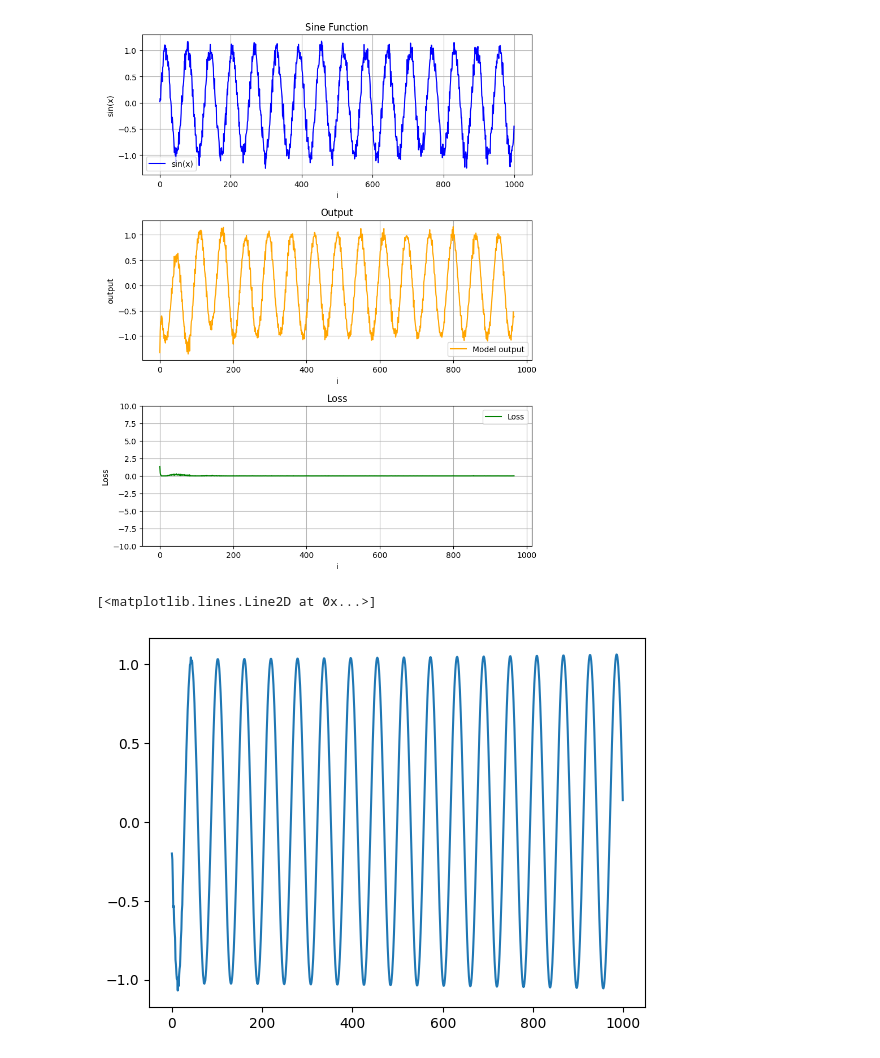
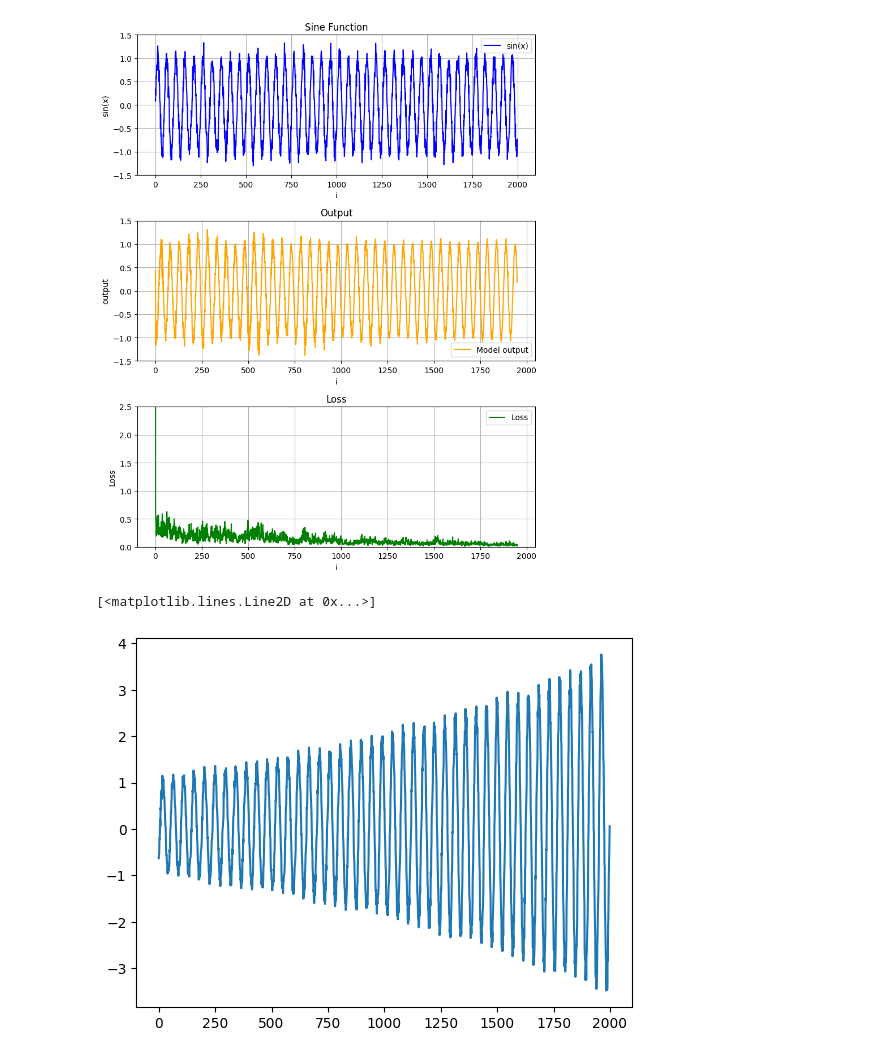
Before and after one commit to PurabIsMe/AIStuff, a Jupyter notebook: fuckaroundandfindout.ipynb, the cells around one changed output. Drawn from its saved outputs; the diff is of its cells as text; code cells hidden in the pictures.

```diff
--- a/fuckaroundandfindout.ipynb
+++ b/fuckaroundandfindout.ipynb
@@ -11,12 +11,15 @@ class SSM(nn.Module):
         self.C = nn.Linear(hidden_size, output_size, dtype= dtype)
         self.D = nn.Linear(sequence_size, output_size, dtype= dtype)
         #self.H = torch.zeros(hidden_size, dtype=dtype)
-        self.register_buffer('H', torch.zeros(hidden_size, dtype=dtype))
+        self.register_buffer('H', torch.randn(hidden_size, dtype=dtype))
+
+    def reset_hidden(self):
+        with torch.no_grad():
+            self.H = torch.zeros_like(self.H)
 
     def forward(self, x):
         self.H.detach_()
-        self.H = torch.relu(self.A(x)).diag() @ self.H + torch.sigmoid(self.B(x))
-
-        y = self.C(torch.sigmoid(self.H)) + self.D(x)
+        self.H = torch.sigmoid(self.A(x)) * self.H + torch.sigmoid(self.B(x))
+        y = (self.C(torch.sigmoid(self.H))) + self.D(x)
 
         return y
@@ -23,16 +39,34 @@ class SSM(nn.Module):
 # %%
-b = SSM(sequence_size=32, hidden_size=1, output_size=1)
-samples = torch.sin(torch.linspace(start=0, end=100, steps=1000, dtype=torch.float32)) + torch.randn(1000) * torch.tensor([.1])
-sine = torch.sin(torch.linspace(start=0, end=100, steps=1000, dtype=torch.float32))
+sequence_size = 32
+steps = 2000
+output_size = 16
+
+b = SSM(sequence_size=sequence_size, hidden_size=64, output_size=output_size)
+
+def create_training_set(samples_per_freq, frequencies, noise_mag = .125):
+    s = torch.zeros(1)
+    for f in frequencies:
+        k = torch.sin(torch.linspace(start=0, end= (samples_per_freq / f), steps=samples_per_freq, dtype=torch.float32))
+        s = torch.cat((s,k))
+        pass
+    return s[1:], torch.randn(samples_per_freq * len(frequencies)) * noise_mag
+
+#sine, noise = create_training_set(100, [32, 50, 75, 8, 20, 66, 12, 88, 15, 42, 22, 46, 79, 13, 77, 99, 40], .1)
+#samples = sine + noise
+#steps = len(sine)
+
+freq = 8
+samples = torch.sin(torch.linspace(start=0, end=steps/freq, steps=steps, dtype=torch.float32)) + torch.randn(steps) * torch.tensor([.125])
+sine = torch.sin(torch.linspace(start=0, end=steps/freq, steps=steps, dtype=torch.float32))
 optimizer = torch.optim.SGD(b.parameters(), lr = 0.01)
 losses = []
 output = []
-for i in range(1000 - 33):
+for i in range(steps - (sequence_size + output_size + 1)):
     b.zero_grad()
-    x = samples[i: i+ 32]
+    x = samples[i: i+ sequence_size]
     y = b(x)
-    output.append(y.item())
-    y = (y - sine[i+ 33]).pow(2)
+    output.append(y.tolist()[0])
+    y = (y - sine[i + sequence_size + 1 : i + sequence_size + output_size + 1]).pow(2).sum(0)
     y.backward()
     losses.append(y.item())
     optimizer.step()
@@ -44,6 +78,7 @@ fig, axs = plt.subplots(3, 1, figsize=(8, 10))
 axs[0].plot(samples.tolist(), color='blue', label='sin(x)')
 axs[0].set_title('Sine Function')
 axs[0].set_xlabel('i')
+axs[0].set_ylim(-1.5, 1.5)
 axs[0].set_ylabel('sin(x)')
 axs[0].legend()
 axs[0].grid()
@@ -52,6 +87,7 @@ axs[0].grid()
 axs[1].plot(output, color='orange', label='Model output')
 axs[1].set_title('Output')
 axs[1].set_xlabel('i')
+axs[1].set_ylim(-1.5, 1.5)
 axs[1].set_ylabel('output')
 axs[1].legend()
 axs[1].grid()
@@ -61,24 +97,27 @@ axs[2].plot(losses, color='green', label='Loss')
 axs[2].set_title('Loss')
 axs[2].set_xlabel('i')
 axs[2].set_ylabel('Loss')
-axs[2].set_ylim(-10, 10)  # Limit y-axis to avoid extreme values
+axs[2].set_ylim(0, 2.5)  # Limit y-axis to avoid extreme values
 axs[2].legend()
 axs[2].grid()
 
 plt.tight_layout()
 plt.show()
 # %% [output]
-[figure, old version]
+[figure, new version]
 # %%
-test_x = torch.tensor([samples[i] for i in range(32)], dtype=torch.float32)
+
+b.reset_hidden()
+offset = sequence_size * 5
+test_x = samples[offset:sequence_size + offset]
 o = []
-for i in range(1000):
+for i in range(int(steps/output_size)):
     with torch.no_grad():
         y = b(test_x)
-        test_x = torch.cat((test_x[1:],y))
-        o.append(y)
-
+        test_x = torch.cat((test_x[output_size:],y))
+        for t in y.tolist():
+            o.append(t)
 plt.plot(o)
 # %% [output]
 [<matplotlib.lines.Line2D at 0x...>]
-[figure, old version]
+[figure, new version]
```
Also changed, not shown: parts of 1 cell of this notebook.
